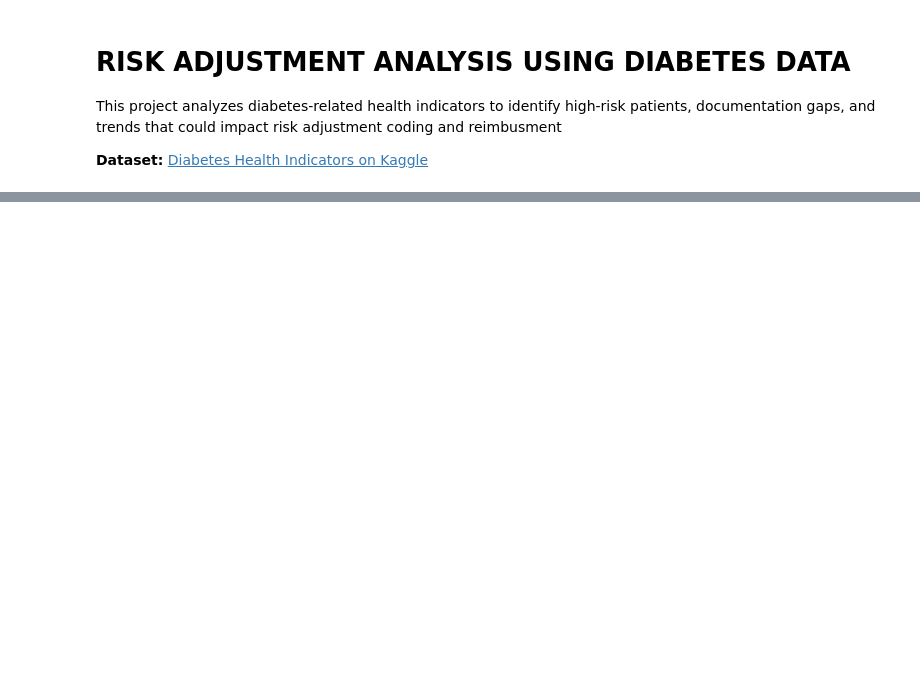
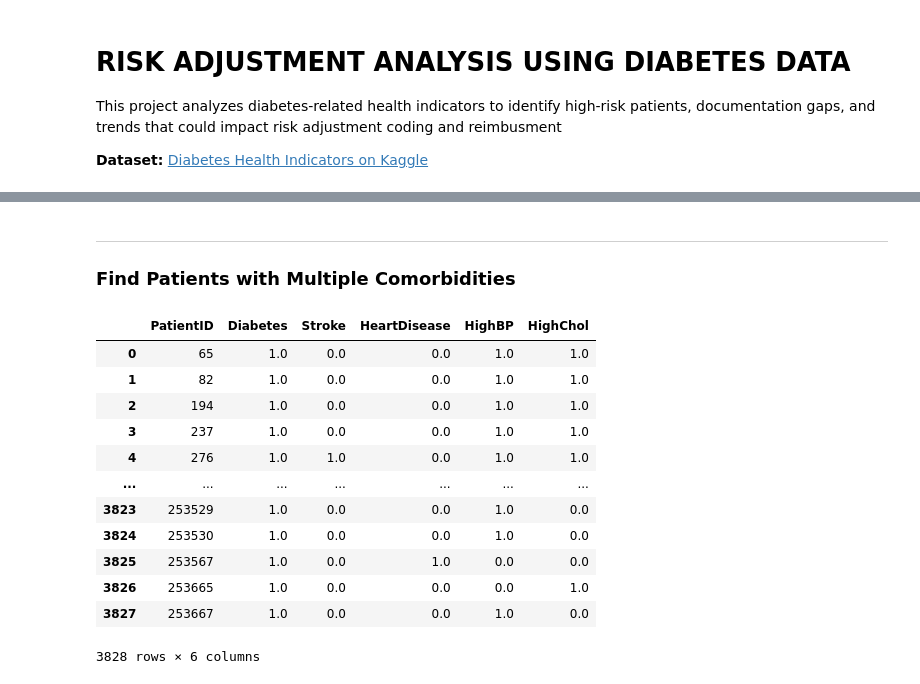
Before and after one commit to haidendr/SQL, a Jupyter notebook: diabetes_risk_adj/DIABETES_RISK_ADJ.ipynb, the cells around one changed output, grey strips where cells are left out. Saved outputs shown, nothing was run; the diff lists cells and outputs as text; code cells hidden in the pictures; blank space fills up the shorter version.

```diff
--- a/diabetes_risk_adj/DIABETES_RISK_ADJ.ipynb
+++ b/diabetes_risk_adj/DIABETES_RISK_ADJ.ipynb
@@ -20,0 +89,24 @@ FileNotFoundError: [Errno 2] No such file or directory: 'diabetes_012_health_ind
+# %% [markdown]
+---
+### Find Patients with Multiple Comorbidities
+# %%
+query = """
+SELECT PatientID, Diabetes, Stroke, HeartDisease, HighBP, HighChol
+FROM patients
+WHERE Diabetes = 1 AND (Stroke = 1 OR HeartDisease = 1 OR HighBP = 1 OR HighChol = 1)
+"""
+pd.read_sql_query(query, conn)
+# %% [output]
+|  | PatientID | Diabetes | Stroke | HeartDisease | HighBP | HighChol |
+| 0 | 65 | 1.0 | 0.0 | 0.0 | 1.0 | 1.0 |
+| 1 | 82 | 1.0 | 0.0 | 0.0 | 1.0 | 1.0 |
+| 2 | 194 | 1.0 | 0.0 | 0.0 | 1.0 | 1.0 |
+| 3 | 237 | 1.0 | 0.0 | 0.0 | 1.0 | 1.0 |
+| 4 | 276 | 1.0 | 1.0 | 0.0 | 1.0 | 1.0 |
+| ... | ... | ... | ... | ... | ... | ... |
+| 3823 | 253529 | 1.0 | 0.0 | 0.0 | 1.0 | 0.0 |
+| 3824 | 253530 | 1.0 | 0.0 | 0.0 | 1.0 | 0.0 |
+| 3825 | 253567 | 1.0 | 0.0 | 1.0 | 0.0 | 0.0 |
+| 3826 | 253665 | 1.0 | 0.0 | 0.0 | 0.0 | 1.0 |
+| 3827 | 253667 | 1.0 | 0.0 | 0.0 | 1.0 | 0.0 |
+3828 rows × 6 columns
```
Also changed, not shown: parts of 14 cells of this notebook.
